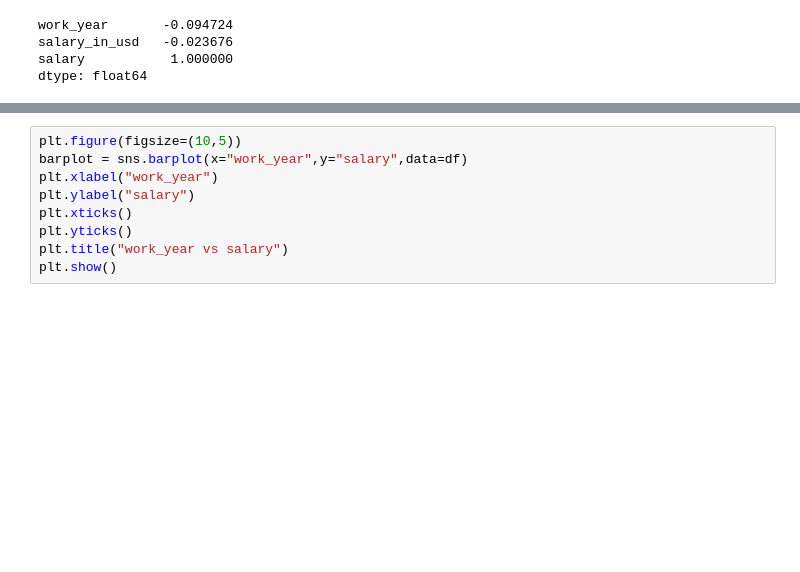
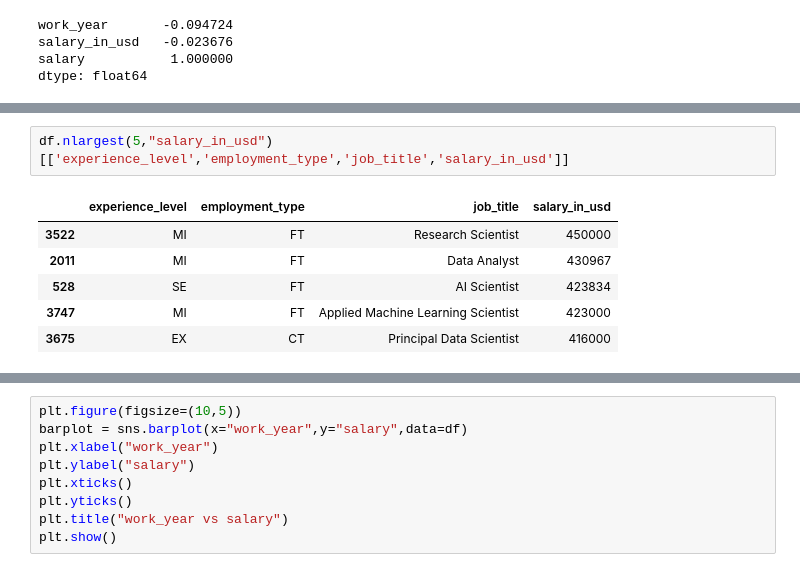
Before and after one commit to M-Shahryar/data_science_salaries_2023, a Jupyter notebook: Notebook/nt_1.ipynb, the cells around one changed output, grey strips where cells are left out. Saved outputs shown, nothing was run; the diff lists cells and outputs as text; blank space fills up the shorter version.

```diff
--- a/Notebook/nt_1.ipynb
+++ b/Notebook/nt_1.ipynb
@@ -113,0 +130,9 @@ dtype: float64
+# %%
+df.nlargest(5,"salary_in_usd")[['experience_level','employment_type','job_title','salary_in_usd']]
+# %% [output]
+|  | experience_level | employment_type | job_title | salary_in_usd |
+| 3522 | MI | FT | Research Scientist | 450000 |
+| 2011 | MI | FT | Data Analyst | 430967 |
+| 528 | SE | FT | AI Scientist | 423834 |
+| 3747 | MI | FT | Applied Machine Learning Scientist | 423000 |
+| 3675 | EX | CT | Principal Data Scientist | 416000 |
```
Also changed, not shown: parts of 3 cells of this notebook.
